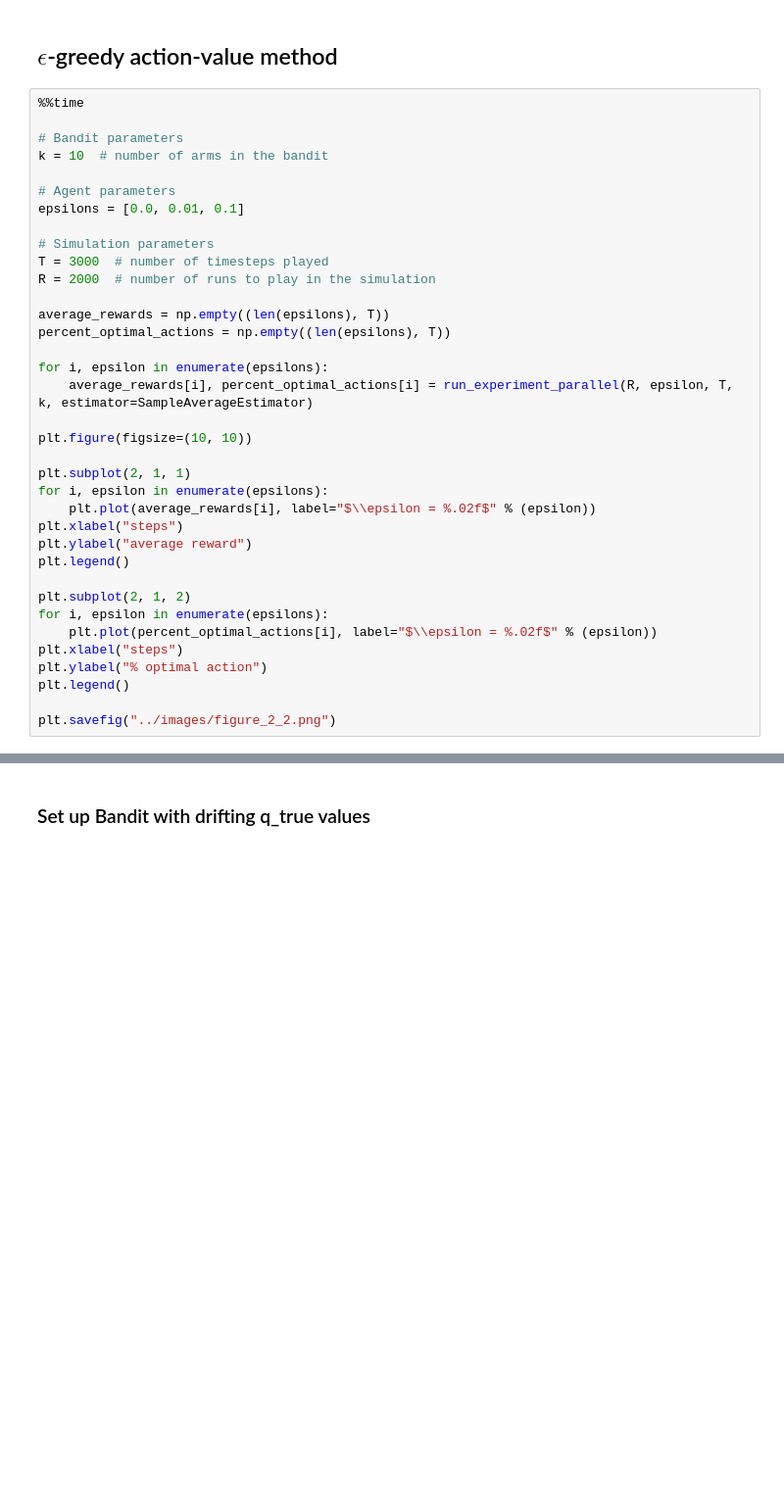
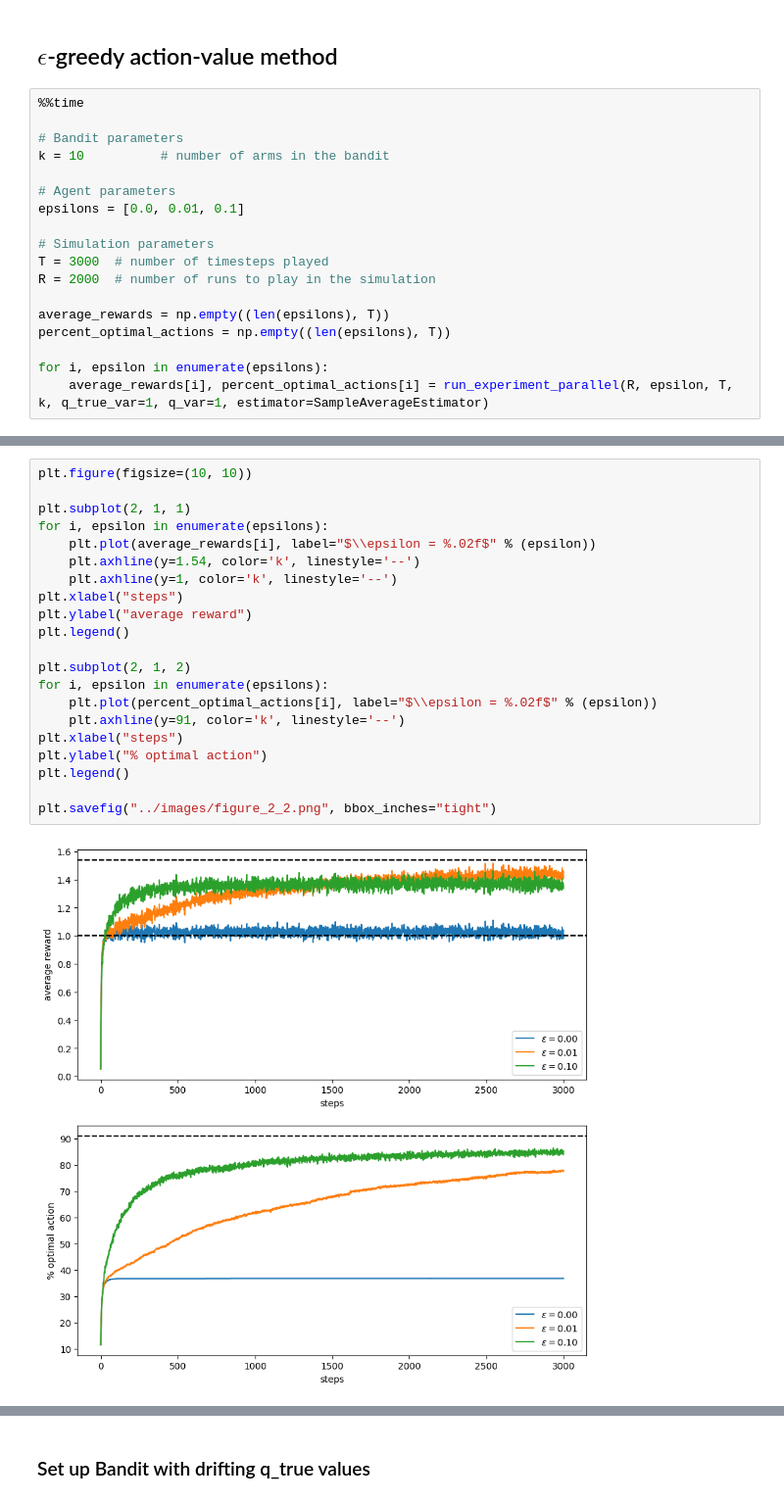
Before and after one commit to alex-ortan/RL_sutton_barto, a Jupyter notebook: ch2/k-armed_bandit_simulation.ipynb, the cells around one changed output, grey strips where cells are left out. Shown at 98% size. Cells and saved outputs as stored; diff of their text form; blank space fills up the shorter version.

```diff
--- a/ch2/k-armed_bandit_simulation.ipynb
+++ b/ch2/k-armed_bandit_simulation.ipynb
@@ -32,7 +78,7 @@ plt.violinplot(rewards);
 %%time
 
 # Bandit parameters
-k = 10  # number of arms in the bandit
+k = 10          # number of arms in the bandit
 
 # Agent parameters
 epsilons = [0.0, 0.01, 0.1]
@@ -45,23 +91,5 @@ average_rewards = np.empty((len(epsilons), T))
 percent_optimal_actions = np.empty((len(epsilons), T))
 
 for i, epsilon in enumerate(epsilons):
-    average_rewards[i], percent_optimal_actions[i] = run_experiment_parallel(R, epsilon, T, k, estimator=SampleAverageEstimator)
-
-plt.figure(figsize=(10, 10))
-
-plt.subplot(2, 1, 1)
-for i, epsilon in enumerate(epsilons):
-    plt.plot(average_rewards[i], label="$\\epsilon = %.02f$" % (epsilon))
-plt.xlabel("steps")
-plt.ylabel("average reward")
-plt.legend()
-
-plt.subplot(2, 1, 2)
-for i, epsilon in enumerate(epsilons):
-    plt.plot(percent_optimal_actions[i], label="$\\epsilon = %.02f$" % (epsilon))
-plt.xlabel("steps")
-plt.ylabel("% optimal action")
-plt.legend()
-
-plt.savefig("../images/figure_2_2.png")
+    average_rewards[i], percent_optimal_actions[i] = run_experiment_parallel(R, epsilon, T, k, q_true_var=1, q_var=1, estimator=SampleAverageEstimator)
 # %% [output]
@@ -70,0 +98,23 @@ Wall time: 1min 4s
+# %%
+plt.figure(figsize=(10, 10))
+
+plt.subplot(2, 1, 1)
+for i, epsilon in enumerate(epsilons):
+    plt.plot(average_rewards[i], label="$\\epsilon = %.02f$" % (epsilon))
+    plt.axhline(y=1.54, color='k', linestyle='--')
+    plt.axhline(y=1, color='k', linestyle='--')
+plt.xlabel("steps")
+plt.ylabel("average reward")
+plt.legend()
+
+plt.subplot(2, 1, 2)
+for i, epsilon in enumerate(epsilons):
+    plt.plot(percent_optimal_actions[i], label="$\\epsilon = %.02f$" % (epsilon))
+    plt.axhline(y=91, color='k', linestyle='--')
+plt.xlabel("steps")
+plt.ylabel("% optimal action")
+plt.legend()
+
+plt.savefig("../images/figure_2_2.png", bbox_inches="tight")
+# %% [output]
+[figure, added]
```
Also changed, not shown: parts of 12 cells of this notebook, 5 other files.
